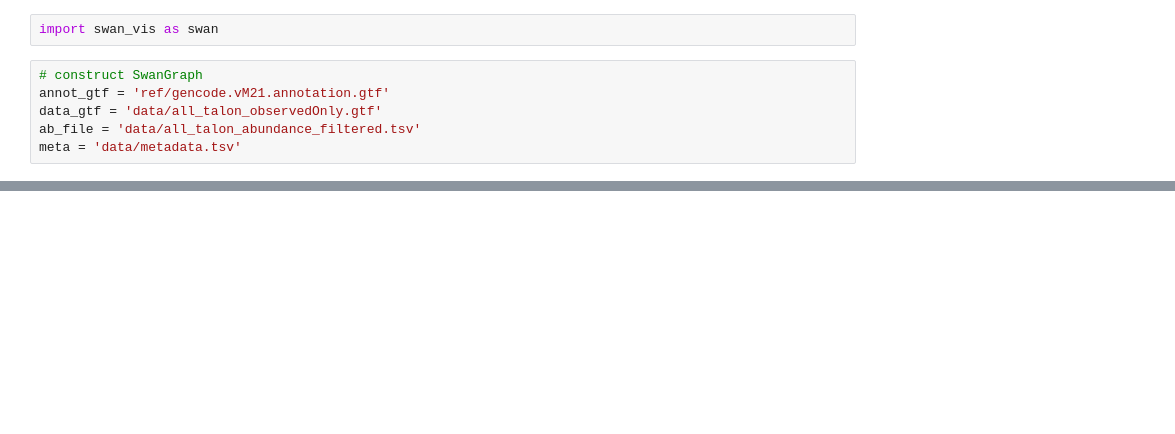
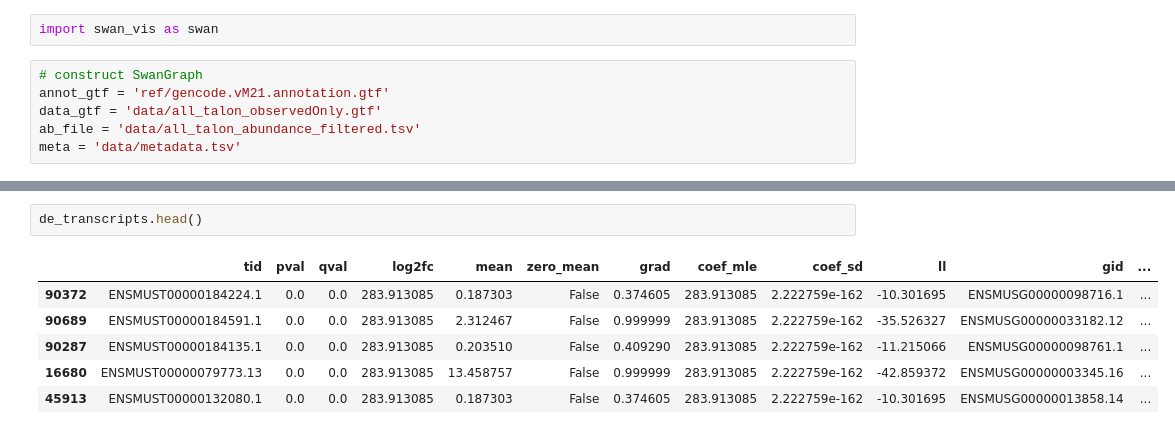
Before and after one commit to fairliereese/210830_ucd_workshop, a Jupyter notebook: swan.ipynb, the cells around one changed output, grey strips where cells are left out. Cells and saved outputs as stored; diff of their text form; blank space fills up the shorter version.

```diff
--- a/swan.ipynb
+++ b/swan.ipynb
@@ -25,0 +106,9 @@ Saving graph as swan.p
+# %%
+de_transcripts.head()
+# %% [output]
+|  | tid | pval | qval | log2fc | mean | zero_mean | grad | coef_mle | coef_sd | ll | gid | ... |
+| 90372 | ENSMUST00000184224.1 | 0.0 | 0.0 | 283.913085 | 0.187303 | False | 0.374605 | 283.913085 | 2.222759e-162 | -10.301695 | ENSMUSG00000098716.1 | ... |
+| 90689 | ENSMUST00000184591.1 | 0.0 | 0.0 | 283.913085 | 2.312467 | False | 0.999999 | 283.913085 | 2.222759e-162 | -35.526327 | ENSMUSG00000033182.12 | ... |
+| 90287 | ENSMUST00000184135.1 | 0.0 | 0.0 | 283.913085 | 0.203510 | False | 0.409290 | 283.913085 | 2.222759e-162 | -11.215066 | ENSMUSG00000098761.1 | ... |
+| 16680 | ENSMUST00000079773.13 | 0.0 | 0.0 | 283.913085 | 13.458757 | False | 0.999999 | 283.913085 | 2.222759e-162 | -42.859372 | ENSMUSG00000003345.16 | ... |
+| 45913 | ENSMUST00000132080.1 | 0.0 | 0.0 | 283.913085 | 0.187303 | False | 0.374605 | 283.913085 | 2.222759e-162 | -10.301695 | ENSMUSG00000013858.14 | ... |
```
Also changed, not shown: parts of 41 cells of this notebook.
